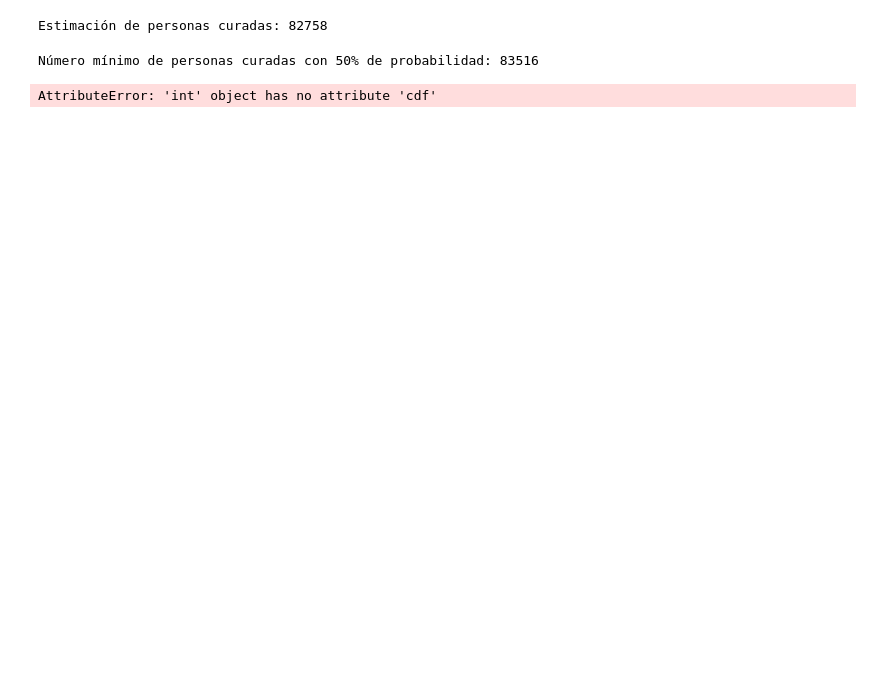
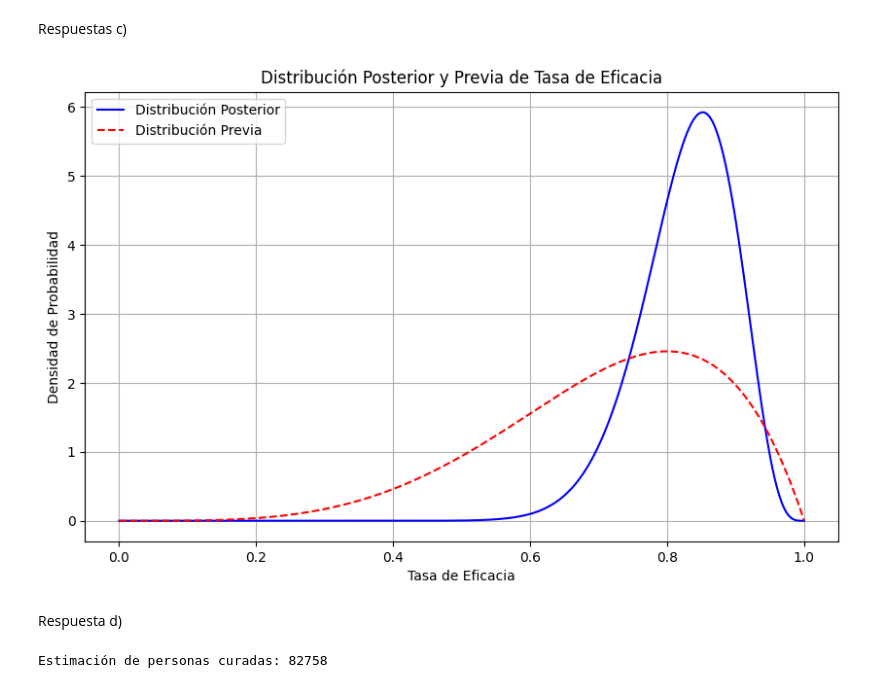
Before and after one commit to JoakoIA/Universidad, a Jupyter notebook: Python/Taller IV/Taller I.ipynb, the cells around one changed output. Drawn from its saved outputs; the diff is of its cells as text; code cells hidden in the pictures; blank space fills up the shorter version.

```diff
--- a/Python/Taller IV/Taller I.ipynb
+++ b/Python/Taller IV/Taller I.ipynb
@@ -212 +50,35 @@ Media Posterior de la Tasa de Eficacia: 0.83
+# %% [markdown]
+Respuestas c)
+# %%
+# Parámetros de la distribución previa Beta
+a_prev = 5
+b_prev = 2
+
+# Simular la distribución posterior utilizando la distribución Beta conjugada
+a_posterior = a_prev + pacientes_curados1 + pacientes_curados2
+b_posterior = b_prev + total_pacientes1 + total_pacientes2 - pacientes_curados1 - pacientes_curados2
+
+# Generar valores de la tasa de eficacia en un rango
+p_eficacia = np.linspace(0, 1, 1001)
+
+# Calcular la distribución posterior utilizando la distribución Beta
+posterior = stats.beta.pdf(p_eficacia, a_posterior, b_posterior)
+
+# Calcular la distribución previa
+prior = stats.beta.pdf(p_eficacia, a_prev, b_prev)
+
+# Graficar la distribución posterior junto a la distribución previa
+plt.figure(figsize=(10, 6))
+plt.plot(p_eficacia, posterior, label='Distribución Posterior', color='blue')
+plt.plot(p_eficacia, prior, label='Distribución Previa', color='red', linestyle='--')
+plt.title('Distribución Posterior y Previa de Tasa de Eficacia')
+plt.xlabel('Tasa de Eficacia')
+plt.ylabel('Densidad de Probabilidad')
+plt.legend()
+plt.grid(True)
+plt.show()
+# %% [output]
+[figure, added]
+# %% [markdown]
+Respuesta d)
 # %%
@@ -222,43 +94,3 @@ personas_curadas = p_media * total_personas_infectadas
 print(f"Estimación de personas curadas: {int(personas_curadas)}")
 # %% [output]
 Estimación de personas curadas: 82758
-# %%
-from scipy.stats import beta
-
-# Mediana de la distribución posterior de la tasa de eficacia
-mediana_posterior = beta.ppf(0.5, alpha_posterior, beta_posterior)
-
-# Número total de personas infectadas
-total_personas_infectadas = 100000
-
-# Calculamos el número mínimo de personas curadas con un 50% de probabilidad
-personas_curadas_minimo = mediana_posterior * total_personas_infectadas
-
-print(f"Número mínimo de personas curadas con 50% de probabilidad: {int(personas_curadas_minimo)}")
-# %% [output]
-Número mínimo de personas curadas con 50% de probabilidad: 83516
-# %%
-from scipy.stats import beta
-import numpy as np
-from scipy.optimize import minimize
-
-# Función para calcular la densidad posterior acumulativa
-def posterior_cdf(p, alpha, beta):
-    return beta.cdf(p, alpha, beta)
-
-# Nivel de probabilidad deseado (90% en este caso)
-level = 0.9
-
-# Encontrar el intervalo HPD que cumple con el nivel de probabilidad
-interval = minimize(lambda p: -(posterior_cdf(p[1], alpha_posterior, beta_posterior) - posterior_cdf(p[0], alpha_posterior, beta_posterior)), [0, 1], bounds=[(0, 1)])
-
-# Número total de personas infectadas
-total_personas_infectadas = 100000
-
-# Calculamos el número mínimo de personas curadas con 90% de probabilidad (HPD 90%)
-p_min, p_max = interval.x
-personas_curadas_minimo_90 = (p_min + p_max) / 2 * total_personas_infectadas
-
-print(f"Número mínimo de personas curadas con 90% de probabilidad (HPD 90%): {int(personas_curadas_minimo_90)}")
-# %% [output]
-AttributeError: 'int' object has no attribute 'cdf'
```
Also changed, not shown: parts of 16 cells of this notebook, 10 other files.
